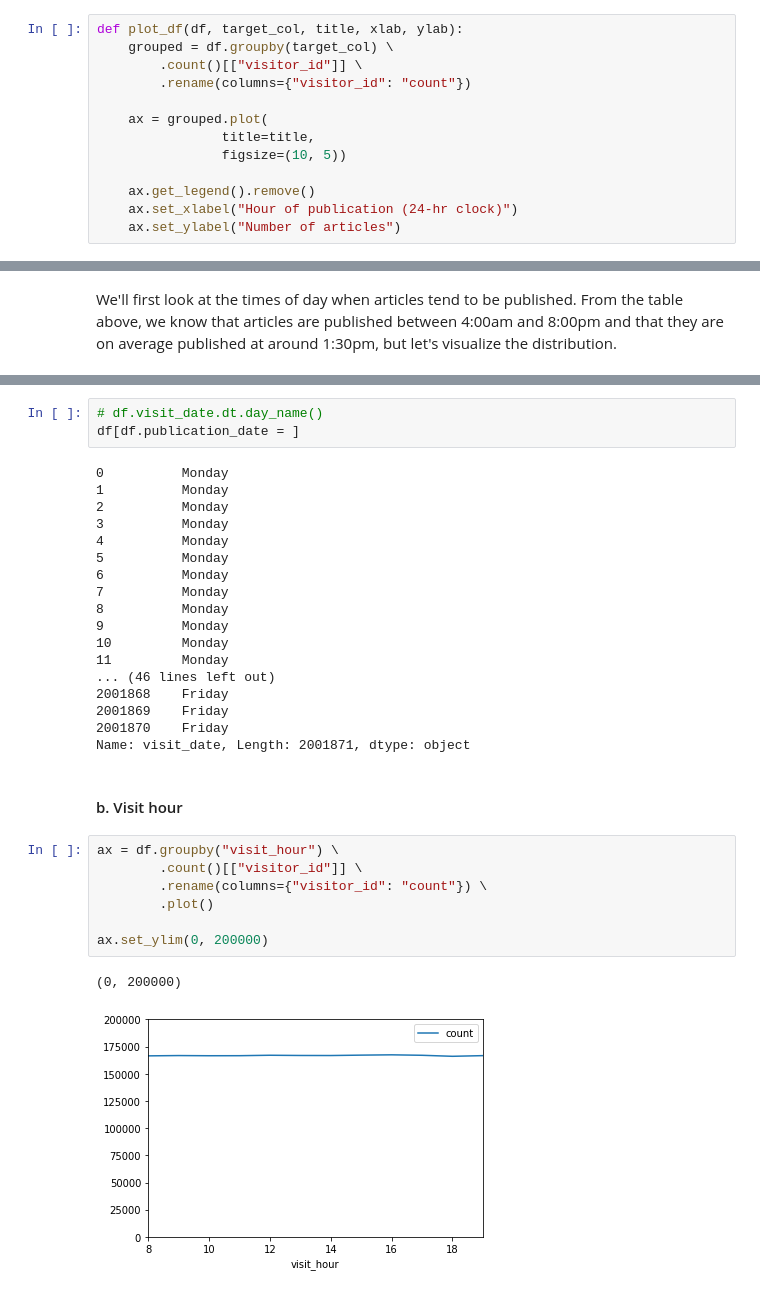
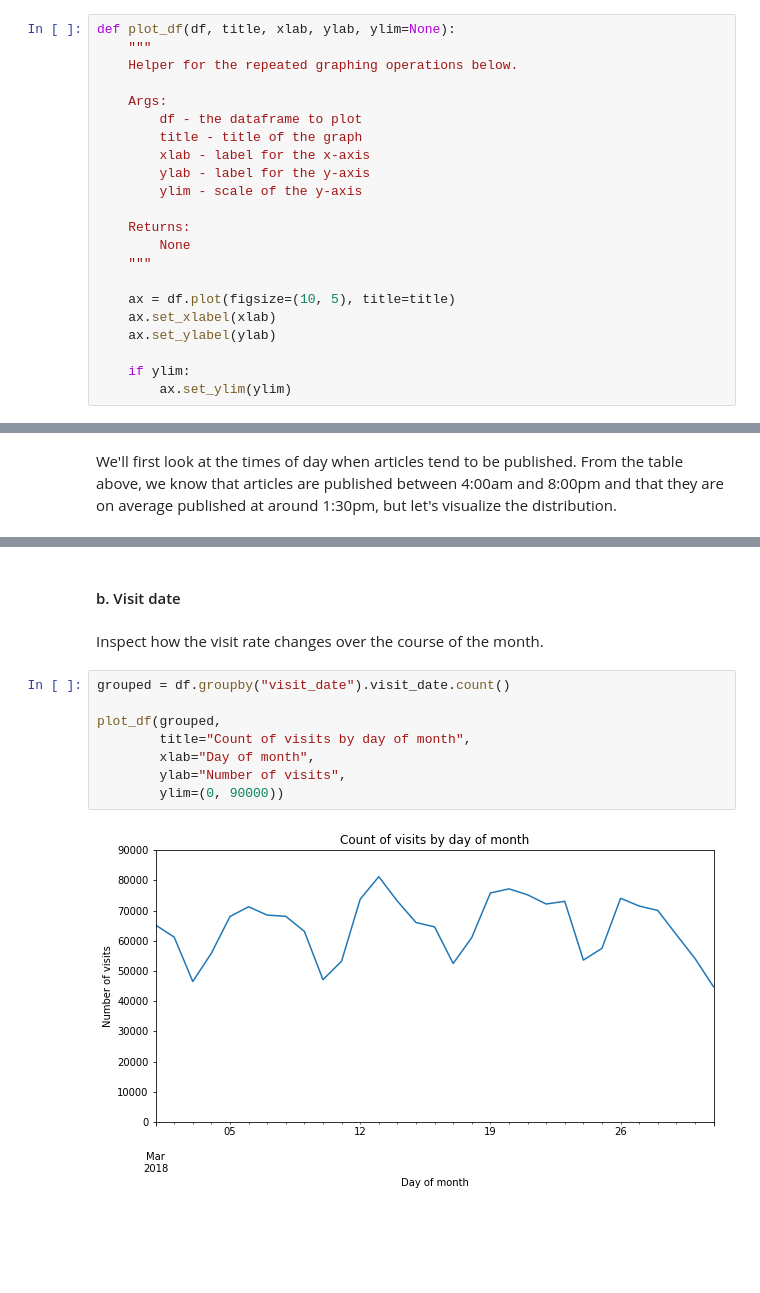
Before and after one commit to dan55/atlantic-elkin, a Jupyter notebook: analysis.ipynb, the cells around one changed output, grey strips where cells are left out. Drawn from its saved outputs; the diff is of its cells as text; blank space fills up the shorter version.

```diff
--- a/analysis.ipynb
+++ b/analysis.ipynb
@@ -8,19 +8,28 @@ import matplotlib as plt
 import pandas as pd
 # %%
 %matplotlib inline
-# %%
-def plot_df(df, target_col, title, xlab, ylab):
-    grouped = df.groupby(target_col) \
-        .count()[["visitor_id"]] \
-        .rename(columns={"visitor_id": "count"})
-
-    ax = grouped.plot(
-                title=title,
-                figsize=(10, 5))
-
-    ax.get_legend().remove()
-    ax.set_xlabel("Hour of publication (24-hr clock)")
-    ax.set_ylabel("Number of articles")
+# %%
+def plot_df(df, title, xlab, ylab, ylim=None):
+    """
+    Helper for the repeated graphing operations below.
+
+    Args:
+        df - the dataframe to plot
+        title - title of the graph
+        xlab - label for the x-axis
+        ylab - label for the y-axis
+        ylim - scale of the y-axis
+
+    Returns:
+        None
+    """
+
+    ax = df.plot(figsize=(10, 5), title=title)
+    ax.set_xlabel(xlab)
+    ax.set_ylabel(ylab)
+
+    if ylim:
+        ax.set_ylim(ylim)
 # %% [markdown]
 ### I. Data preparation
 # %% [markdown]
@@ -142,33 +130,14 @@ ax = grouped.plot(
-# %%
-# df.visit_date.dt.day_name()
-df[df.publication_date = ]
-# %% [output]
-0          Monday
-1          Monday
-2          Monday
-3          Monday
-4          Monday
-5          Monday
-6          Monday
-7          Monday
-8          Monday
-9          Monday
-10         Monday
-11         Monday
-... (46 lines left out)
-2001868    Friday
-2001869    Friday
-2001870    Friday
-Name: visit_date, Length: 2001871, dtype: object
 # %% [markdown]
-#### b. Visit hour
+#### b. Visit date
-# %%
-ax = df.groupby("visit_hour") \
-        .count()[["visitor_id"]] \
-        .rename(columns={"visitor_id": "count"}) \
-        .plot()
-
-ax.set_ylim(0, 200000)
-# %% [output]
-(0, 200000)
-[figure, removed]
+# %% [markdown]
+Inspect how the visit rate changes over the course of the month.
+# %%
+grouped = df.groupby("visit_date").visit_date.count()
+
+plot_df(grouped,
+        title="Count of visits by day of month",
+        xlab="Day of month",
+        ylab="Number of visits",
+        ylim=(0, 90000))
+# %% [output]
+[figure, added]
```
Also changed, not shown: parts of 28 cells of this notebook, 1 other file.
